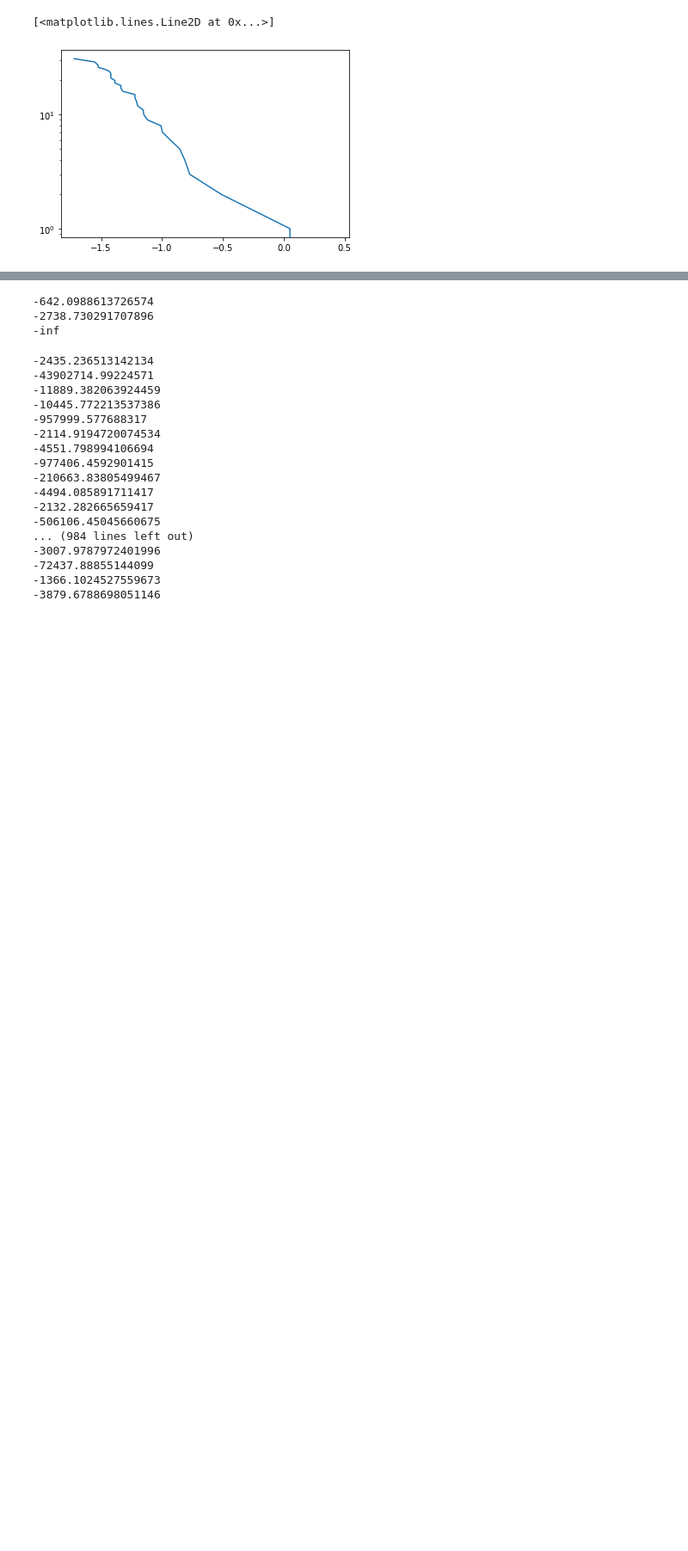
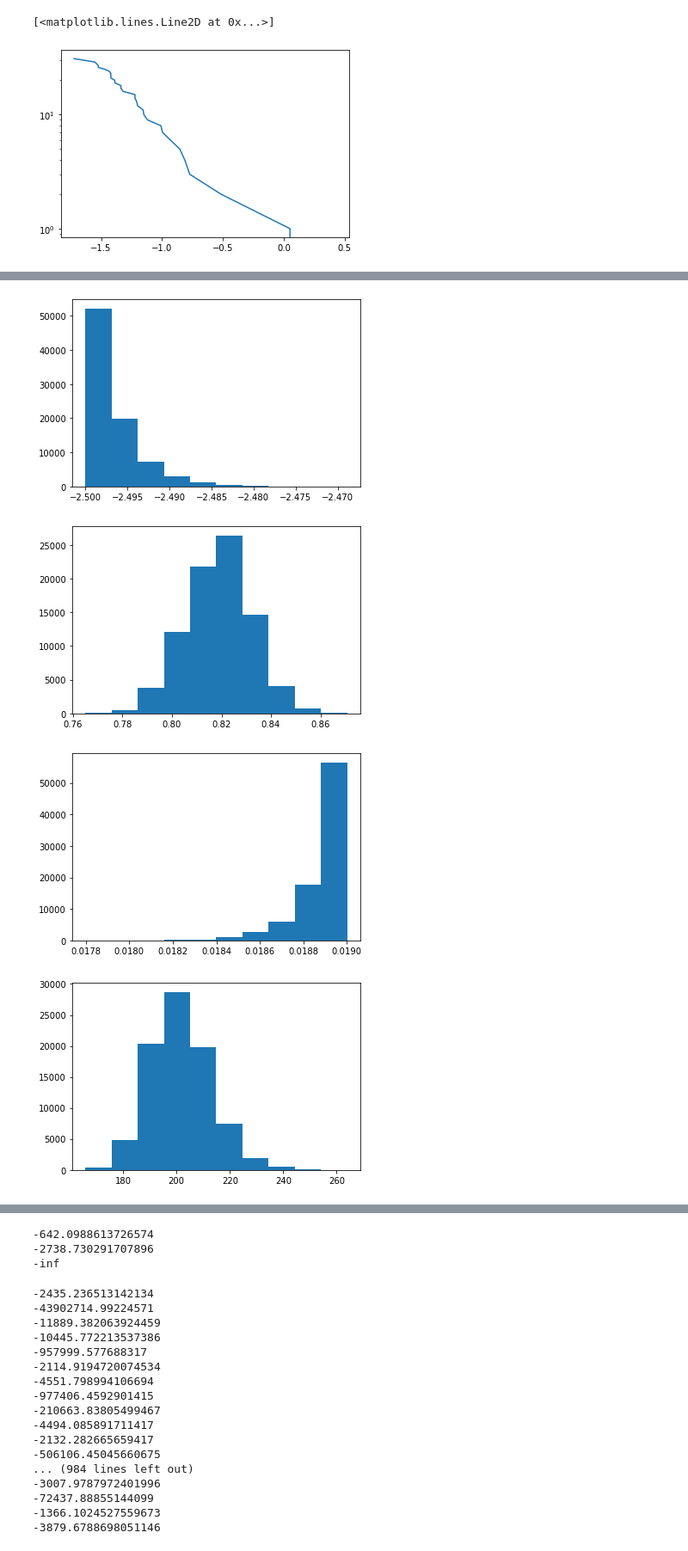
Before and after one commit to ykwang1/astr-598-au21, a Jupyter notebook: notebooks/MCMC.ipynb, the cells around one changed output, grey strips where cells are left out. Shown: that part at 86% size. Cells and saved outputs as stored; diff of their text form; code cells hidden in the pictures; blank space fills up the shorter version.

```diff
--- a/notebooks/MCMC.ipynb
+++ b/notebooks/MCMC.ipynb
@@ -109,0 +198,2 @@ AttributeError: you must run the sampler with 'store == True' before accessing t
+# %%
+trimmed = np.array([flat_samples[i] for i in range(100000) if flat_samples[i][3] < 350])
@@ -109,0 +204,9 @@ AttributeError: you must run the sampler with 'store == True' before accessing t
+# %%
+for ii in range(ndim):
+    plt.hist(trimmed[:,ii])
+    plt.show()
+# %% [output]
+[figure, added]
+[figure, added]
+[figure, added]
+[figure, added]
```
Also changed, not shown: parts of 35 cells of this notebook, 1 other file.
